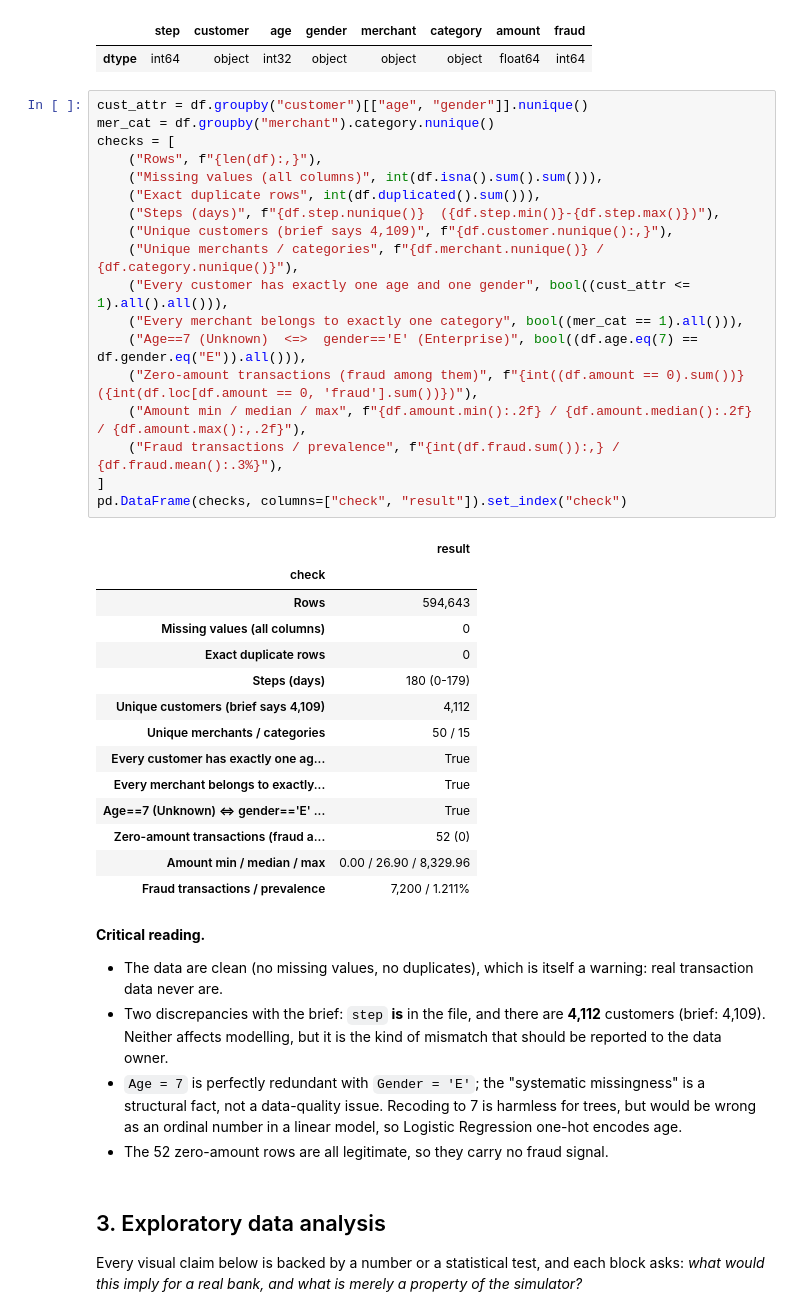
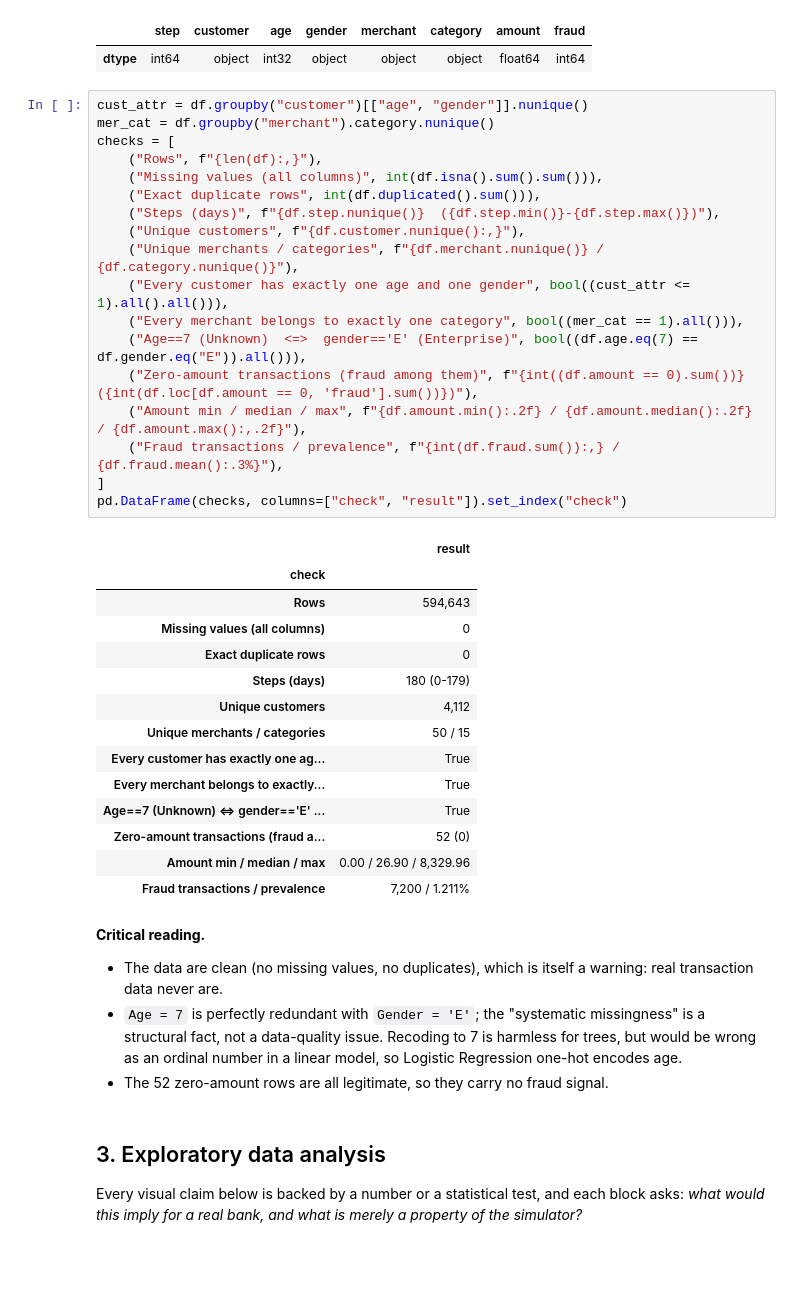
Before and after one commit to DakFu2k6/DS66A_Group_07, a Jupyter notebook: Fraud_Detection.ipynb, the cells around one changed output. Cells and saved outputs as stored; diff of their text form; blank space fills up the shorter version.

```diff
--- a/Fraud_Detection.ipynb
+++ b/Fraud_Detection.ipynb
@@ -145,29 +145,29 @@ zip columns -> unique values: ['28007'] ['28007']
 # %%
 cust_attr = df.groupby("customer")[["age", "gender"]].nunique()
 mer_cat = df.groupby("merchant").category.nunique()
 checks = [
     ("Rows", f"{len(df):,}"),
     ("Missing values (all columns)", int(df.isna().sum().sum())),
     ("Exact duplicate rows", int(df.duplicated().sum())),
     ("Steps (days)", f"{df.step.nunique()}  ({df.step.min()}-{df.step.max()})"),
-    ("Unique customers (brief says 4,109)", f"{df.customer.nunique():,}"),
+    ("Unique customers", f"{df.customer.nunique():,}"),
     ("Unique merchants / categories", f"{df.merchant.nunique()} / {df.category.nunique()}"),
     ("Every customer has exactly one age and one gender", bool((cust_attr <= 1).all().all())),
     ("Every merchant belongs to exactly one category", bool((mer_cat == 1).all())),
     ("Age==7 (Unknown)  <=>  gender=='E' (Enterprise)", bool((df.age.eq(7) == df.gender.eq("E")).all())),
     ("Zero-amount transactions (fraud among them)", f"{int((df.amount == 0).sum())}  ({int(df.loc[df.amount == 0, 'fraud'].sum())})"),
     ("Amount min / median / max", f"{df.amount.min():.2f} / {df.amount.median():.2f} / {df.amount.max():,.2f}"),
     ("Fraud transactions / prevalence", f"{int(df.fraud.sum()):,} / {df.fraud.mean():.3%}"),
 ]
 pd.DataFrame(checks, columns=["check", "result"]).set_index("check")
 # %% [output]
 |  | result |
 | check |  |
 | Rows | 594,643 |
 | Missing values (all columns) | 0 |
 | Exact duplicate rows | 0 |
 | Steps (days) | 180 (0-179) |
-| Unique customers (brief says 4,109) | 4,112 |
+| Unique customers | 4,112 |
 | Unique merchants / categories | 50 / 15 |
 | Every customer has exactly one ag... | True |
 | Every merchant belongs to exactly... | True |
@@ -178,7 +178,6 @@ pd.DataFrame(checks, columns=["check", "result"]).set_index("check")
 # %% [markdown]
 **Critical reading.**
 * The data are clean (no missing values, no duplicates), which is itself a warning: real transaction data never are.
-* Two discrepancies with the brief: `step` **is** in the file, and there are **4,112** customers (brief: 4,109). Neither affects modelling, but it is the kind of mismatch that should be reported to the data owner.
 * `Age = 7` is perfectly redundant with `Gender = 'E'`; the "systematic missingness" is a structural fact, not a data-quality issue. Recoding to 7 is harmless for trees, but would be wrong as an ordinal number in a linear model, so Logistic Regression one-hot encodes age.
 * The 52 zero-amount rows are all legitimate, so they carry no fraud signal.
 # %% [markdown]
```
Also changed, not shown: parts of 5 cells of this notebook.
